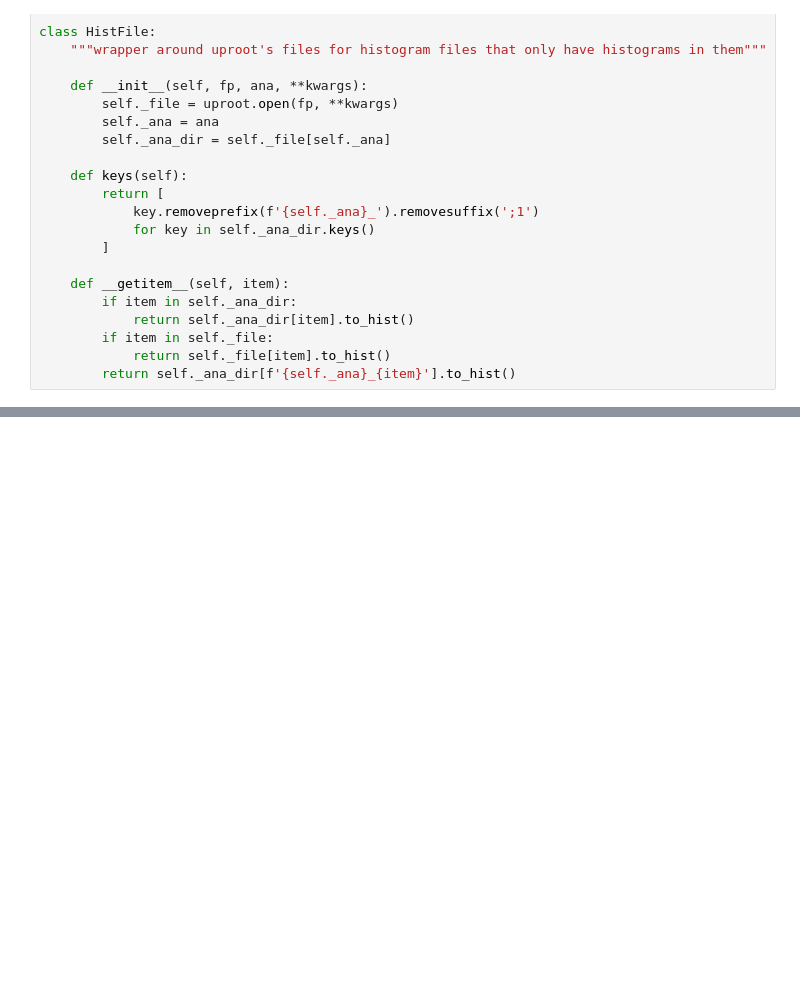
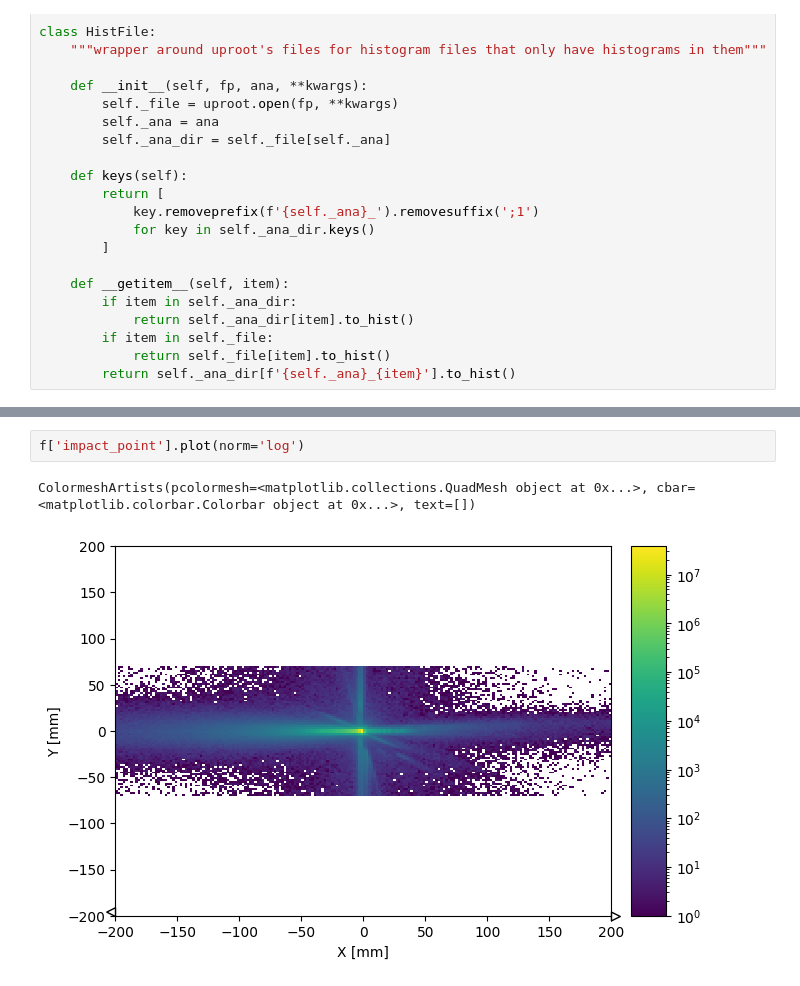
Before and after one commit to tomeichlersmith/ldmx-eat-tracking, a Jupyter notebook: view-hists.ipynb, the cells around one changed output, grey strips where cells are left out. Drawn from its saved outputs; the diff is of its cells as text; blank space fills up the shorter version.

```diff
--- a/view-hists.ipynb
+++ b/view-hists.ipynb
@@ -51,0 +53,5 @@ plt.show()
+# %%
+f['impact_point'].plot(norm='log')
+# %% [output]
+ColormeshArtists(pcolormesh=<matplotlib.collections.QuadMesh object at 0x...>, cbar=<matplotlib.colorbar.Colorbar object at 0x...>, text=[])
+[figure, added]
```
Also changed, not shown: parts of 4 cells of this notebook.
